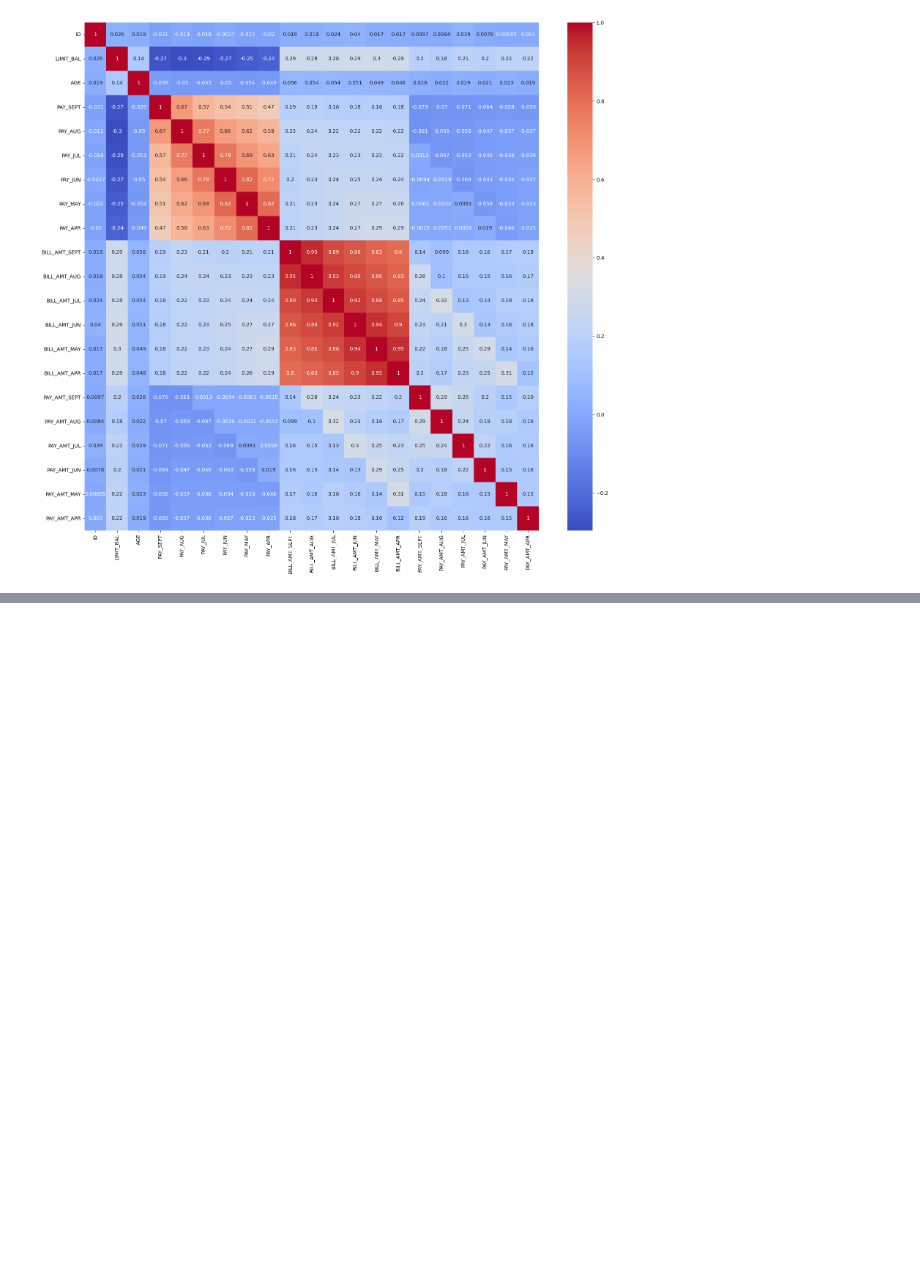
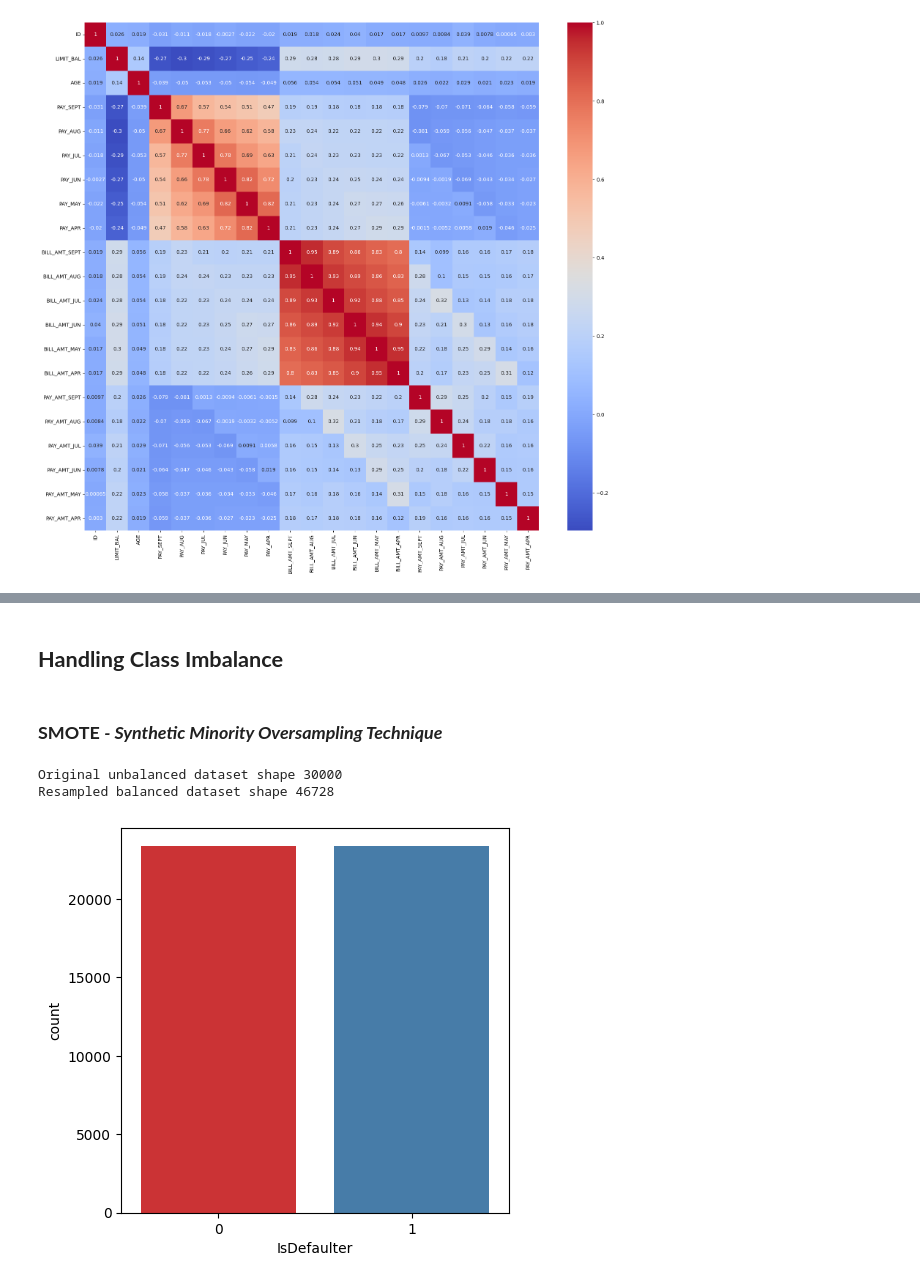
Before and after one commit to Kumarisimran626/Credit_Card_Default_Prediction, a Jupyter notebook: S_K_Credit_Card_Default_Prediction.ipynb, the cells around one changed output, grey strips where cells are left out. Saved outputs shown, nothing was run; the diff lists cells and outputs as text; code cells hidden in the pictures; blank space fills up the shorter version.

```diff
--- a/S_K_Credit_Card_Default_Prediction.ipynb
+++ b/S_K_Credit_Card_Default_Prediction.ipynb
@@ -544,0 +569,3 @@ plt.show()
+# %%
+#creating dummy variables by droping first variable
+df = pd.get_dummies(df, columns=['PAY_SEPT', 'PAY_AUG', 'PAY_JUL', 'PAY_JUN', 'PAY_MAY', 'PAY_APR'], drop_first = True )
@@ -544,0 +587,30 @@ plt.show()
+# %% [markdown]
+## **Handling Class Imbalance**
+# %% [markdown]
+### **SMOTE** ***- Synthetic Minority Oversampling Technique***
+# %%
+#importing SMOTE to handle class imbalance
+from imblearn.over_sampling import SMOTE
+
+smote = SMOTE()
+
+# fit predictor and target variable
+x_smote, y_smote = smote.fit_resample(df[(i for i in list(df.describe(include='all').columns) if i != 'IsDefaulter')], df['IsDefaulter'])
+
+print('Original unbalanced dataset shape', len(df))
+print('Resampled balanced dataset shape', len(y_smote))
+# %% [output]
+Original unbalanced dataset shape 30000
+Resampled balanced dataset shape 46728
+# %%
+#creating new dataframe from balanced dataset after SMOTE
+balanced_df = pd.DataFrame(x_smote, columns=list(i for i in list(df.describe(include='all').columns) if i != 'IsDefaulter'))
+# %%
+#adding target variable to new created dataframe
+balanced_df['IsDefaulter'] = y_smote
+# %%
+plt.figure(figsize=(5, 5))
+sns.countplot(x='IsDefaulter', data=balanced_df, palette='Set1')
+plt.show()
+# %% [output]
+[figure, added]
```
Also changed, not shown: parts of 24 cells of this notebook.
